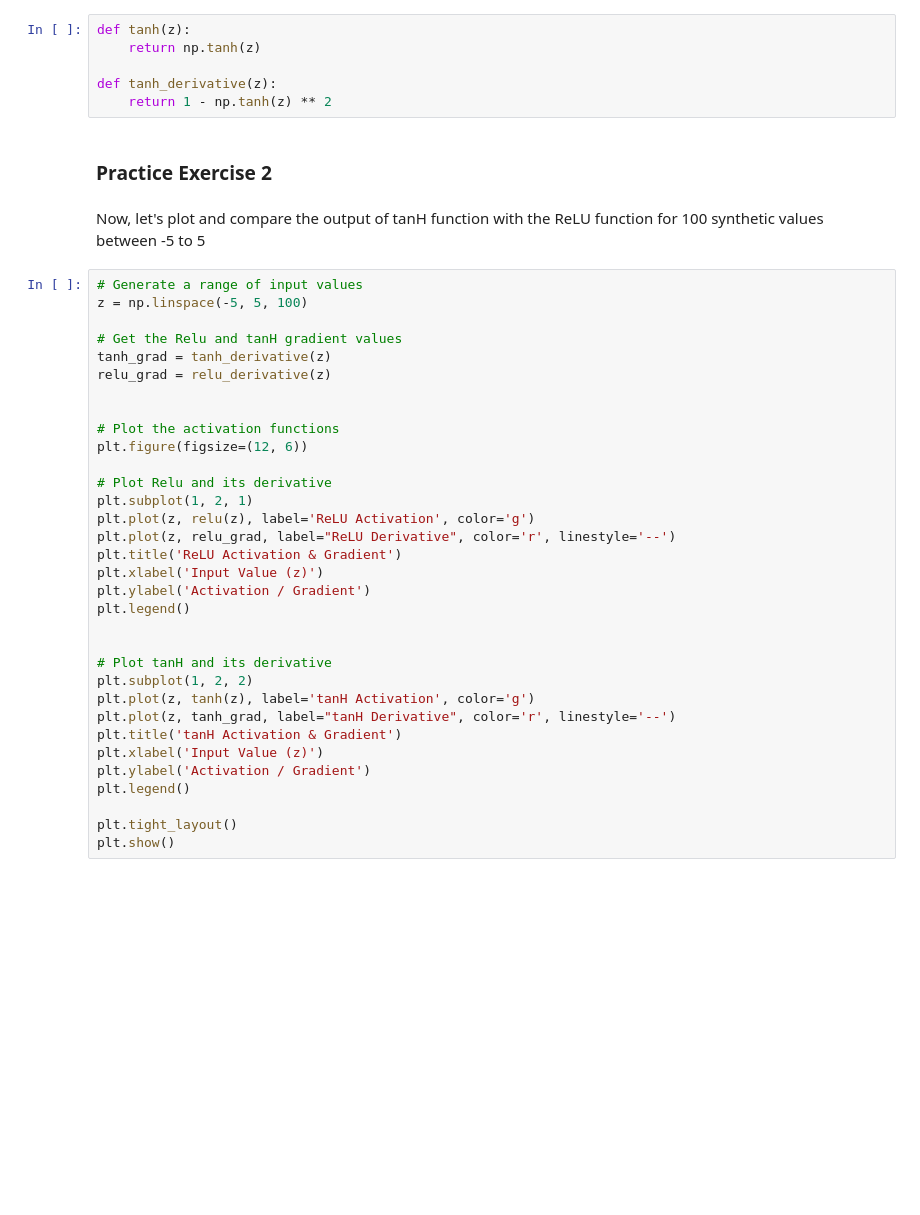
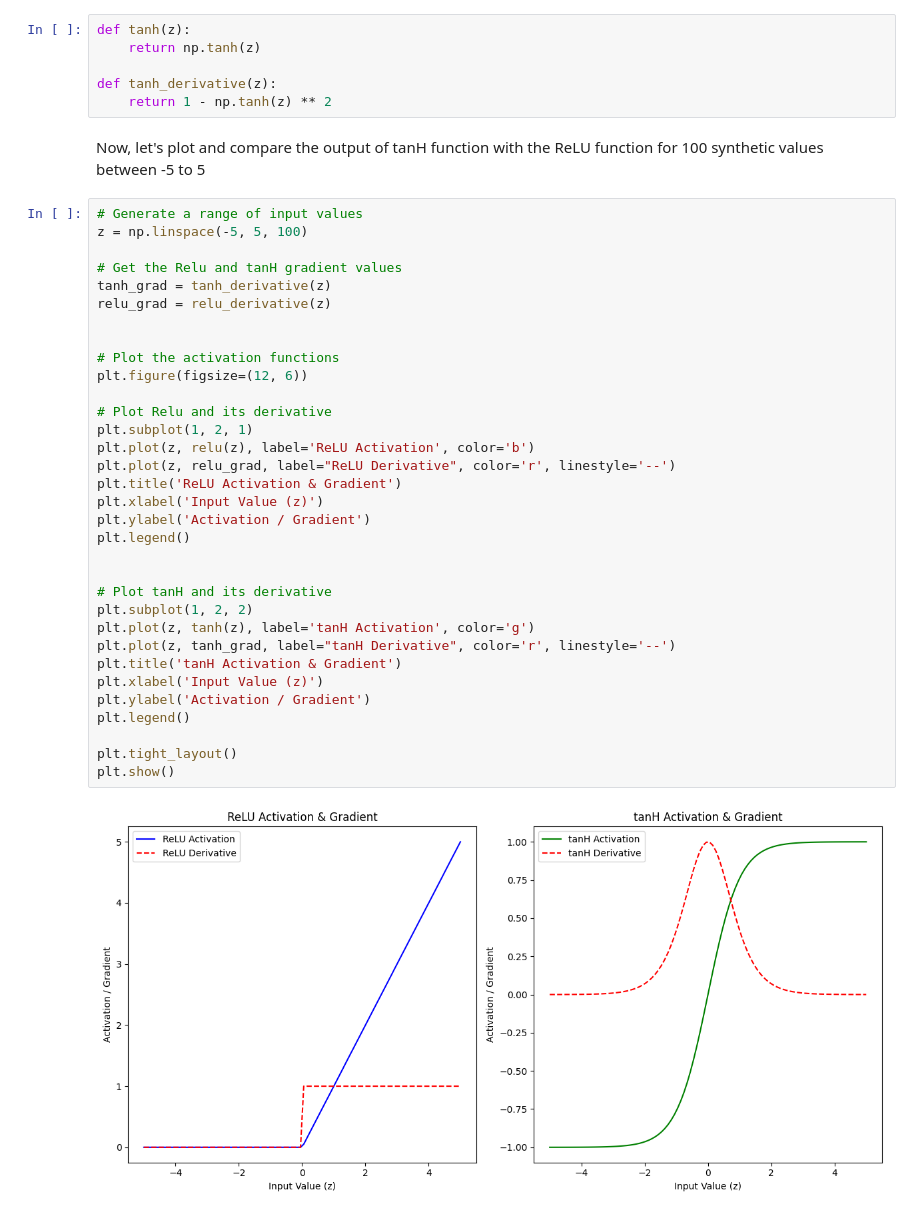
Before and after one commit to Axeloooo/Deep-Learning-and-Neural-Networks-with-Keras, a Jupyter notebook: notebooks/activation-functions-and-vanishing.ipynb, the cells around one changed output. Saved outputs shown, nothing was run; the diff lists cells and outputs as text; blank space fills up the shorter version.

Commit message:
docs(notebooks): refine activation lesson and refresh outputs
Refine the activation lesson and refresh saved notebook outputs. Validated both notebooks in fresh local Jupyter kernels.

```diff
--- a/notebooks/activation-functions-and-vanishing.ipynb
+++ b/notebooks/activation-functions-and-vanishing.ipynb
@@ -139,8 +129,6 @@ def tanh(z):
 
 def tanh_derivative(z):
     return 1 - np.tanh(z) ** 2
-# %% [markdown]
-<h3>Practice Exercise 2</h3>
 # %% [markdown]
 Now, let's plot and compare the output of tanH function with the ReLU function for 100 synthetic values between -5 to 5
 # %%
@@ -148,31 +136,33 @@ Now, let's plot and compare the output of tanH function with the ReLU function f
 z = np.linspace(-5, 5, 100)
 
 # Get the Relu and tanH gradient values
 tanh_grad = tanh_derivative(z)
 relu_grad = relu_derivative(z)
 
 
 # Plot the activation functions
 plt.figure(figsize=(12, 6))
 
 # Plot Relu and its derivative
 plt.subplot(1, 2, 1)
-plt.plot(z, relu(z), label='ReLU Activation', color='g')
+plt.plot(z, relu(z), label='ReLU Activation', color='b')
 plt.plot(z, relu_grad, label="ReLU Derivative", color='r', linestyle='--')
 plt.title('ReLU Activation & Gradient')
 plt.xlabel('Input Value (z)')
 plt.ylabel('Activation / Gradient')
 plt.legend()
 
 
 # Plot tanH and its derivative
 plt.subplot(1, 2, 2)
 plt.plot(z, tanh(z), label='tanH Activation', color='g')
 plt.plot(z, tanh_grad, label="tanH Derivative", color='r', linestyle='--')
 plt.title('tanH Activation & Gradient')
 plt.xlabel('Input Value (z)')
 plt.ylabel('Activation / Gradient')
 plt.legend()
 
 plt.tight_layout()
 plt.show()
+# %% [output]
+[figure, added]
```
Also changed, not shown: parts of 7 cells of this notebook, 1 other file.
